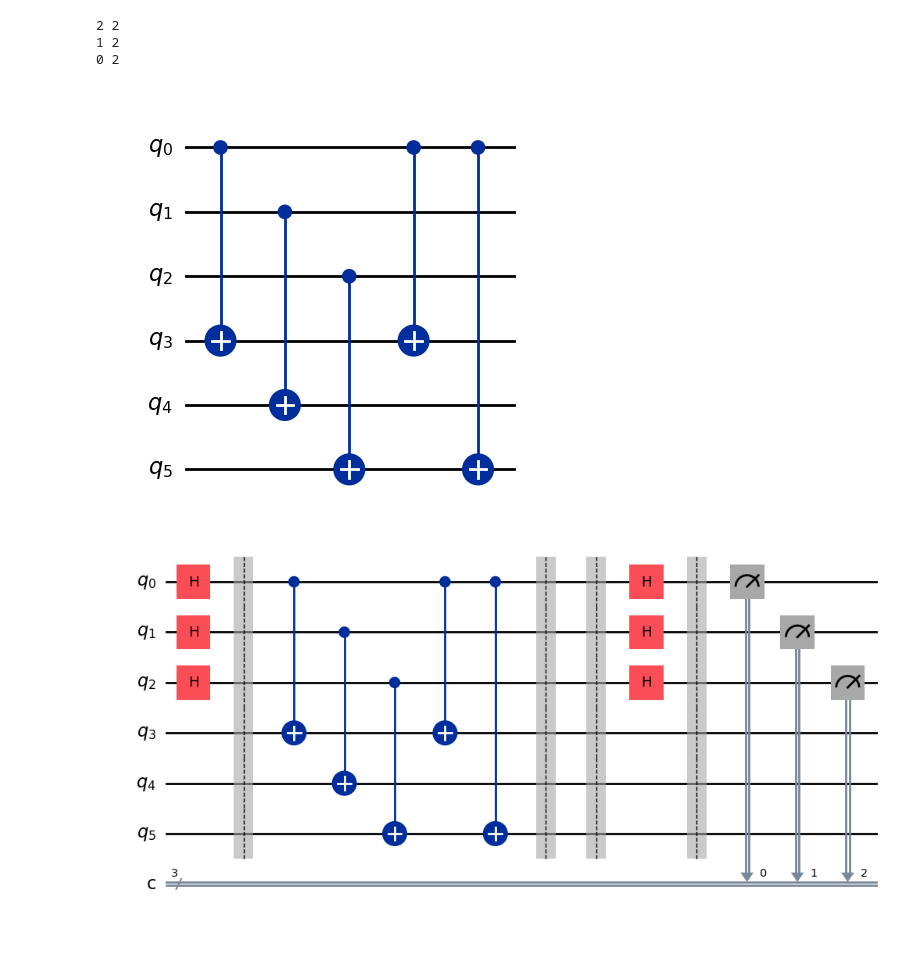
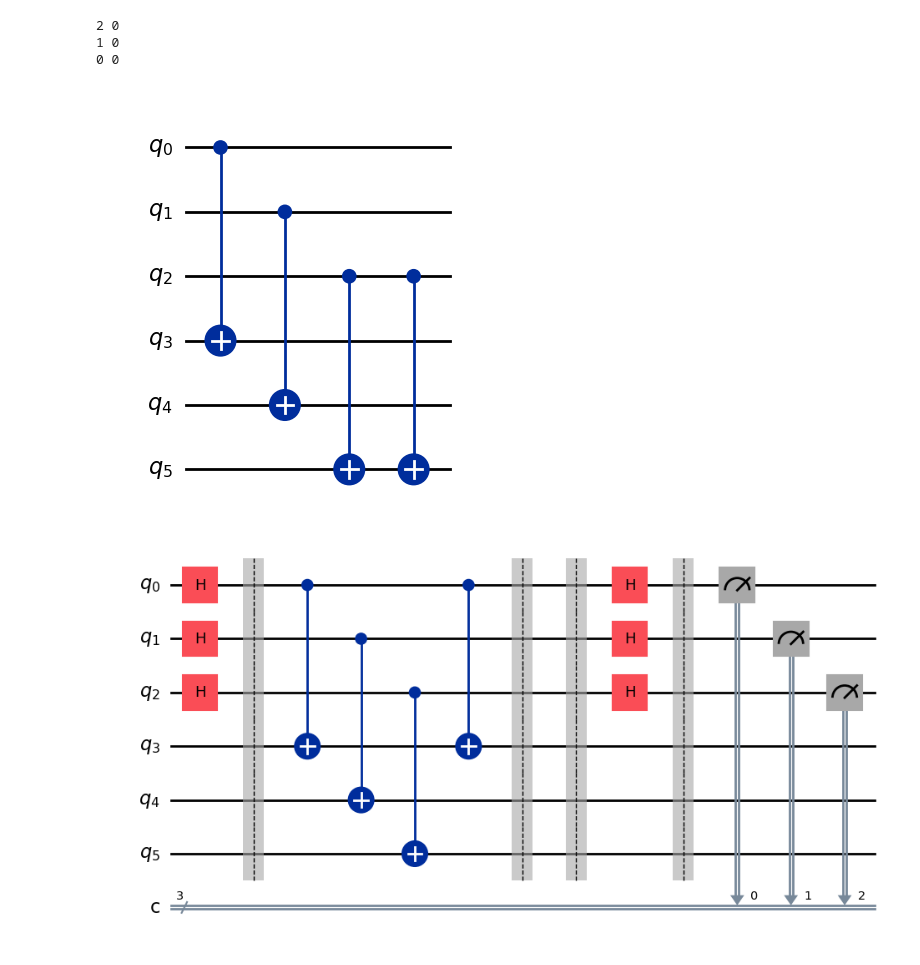
Before and after one commit to manhoosbilli1/Quantum_Computing_Learning, a Jupyter notebook: Task2/Simon/Simons-Algo-Brute.ipynb, the cells around one changed output. Saved outputs shown, nothing was run; the diff lists cells and outputs as text; code cells hidden in the pictures.

```diff
--- a/Task2/Simon/Simons-Algo-Brute.ipynb
+++ b/Task2/Simon/Simons-Algo-Brute.ipynb
@@ -7,39 +7,40 @@ from qiskit_ibm_runtime import SamplerV2
 from qiskit.visualization import plot_histogram
 # %%
 #Please change these values.
+# Reference used: https://physlab.org/wp-content/uploads/2023/05/Simon_22120014_Fin.pdf
 n = 3
-bs = '101'
+bs = '100'
 
 
 simon_oracle1 = QuantumCircuit(2*n)
 
 for i in range(n):
     simon_oracle1.cx(i, n+i)
     # add cnot gate first to second. transfering info
 
 k = 0
 
 for i in range(n-1, -1, -1):
     # reverse counting.
     if bs[i] == '1':
         #As soon as you get a hit for '1' in range n
         #loop again over n number
         # if you see 1 at a cx gate from control = 0, target m whereever there is 1 in string.
         m = n
         for j in range(n-1, -1, -1):
             print(j,i)
             if bs[j]=='1':
                 simon_oracle1.cx(k,m)
             m+=1
         break
     k+=1
 
 simon_oracle1.draw('mpl')
 # %% [output]
-2 2
-1 2
-0 2
+2 0
+1 0
+0 0
-[figure, old version]
+[figure, new version]
 # %%
 
 simon = QuantumCircuit(2*n, n)
@@ -69,7 +70,7 @@ for i in range(n):
 
 simon.draw('mpl')
 # %% [output]
-[figure, old version]
+[figure, new version]
 # %%
 #implementation oracle.
 backend = AerSimulator(method = 'automatic', precision = 'single')
```
Also changed, not shown: parts of 1 cell of this notebook.
